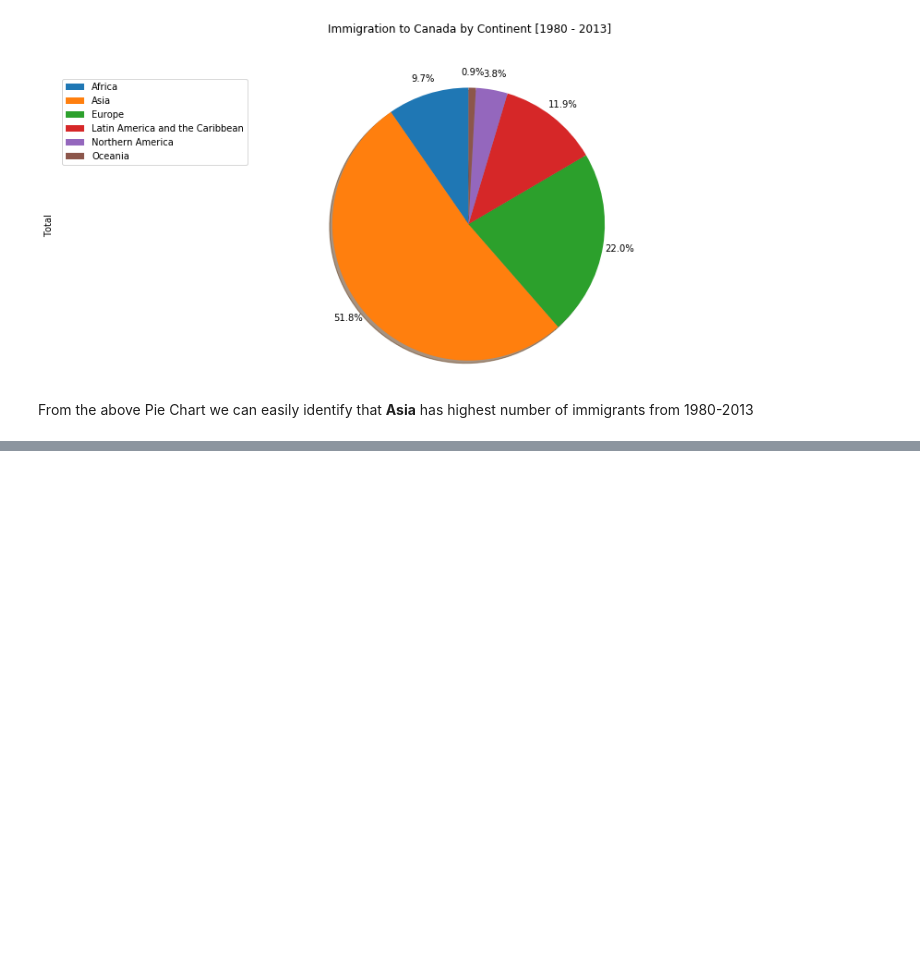
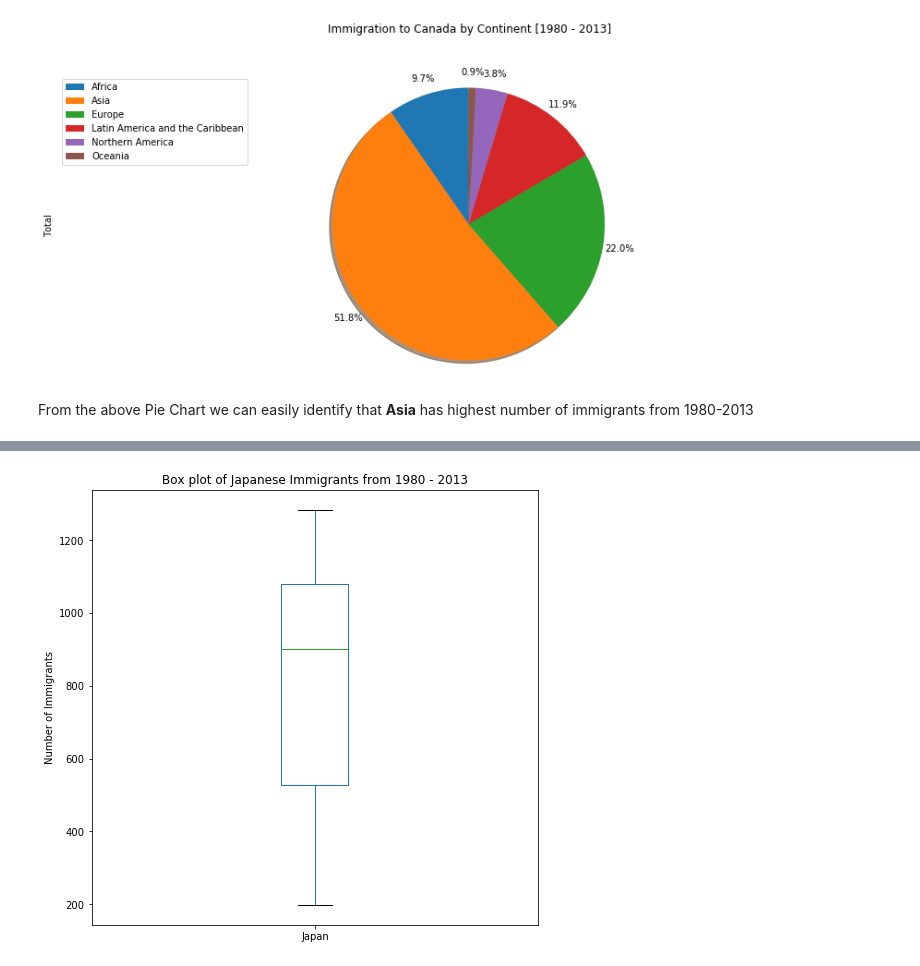
Before and after one commit to aitezazakhtar/Visualization-using-SpecializedTools, a Jupyter notebook: visualize-using-specialTools.ipynb, the cells around one changed output, grey strips where cells are left out. Drawn from its saved outputs; the diff is of its cells as text; code cells hidden in the pictures; blank space fills up the shorter version.

Commit message:
box plots

```diff
--- a/visualize-using-specialTools.ipynb
+++ b/visualize-using-specialTools.ipynb
@@ -106,0 +111,3 @@ From the above Pie Chart we can easily identify that **Asia** has highest number
+# %%
+df_japan = df_can.loc[['Japan'],years].transpose()
+df_japan.head()
@@ -106,0 +121,10 @@ From the above Pie Chart we can easily identify that **Asia** has highest number
+# %%
+df_japan.plot(kind='box',
+              figsize=(8,8)
+             )
+plt.title('Box plot of Japanese Immigrants from 1980 - 2013')
+plt.ylabel('Number of Immigrants')
+
+plt.show()
+# %% [output]
+[figure, added]
```
Also changed, not shown: parts of 11 cells of this notebook.
